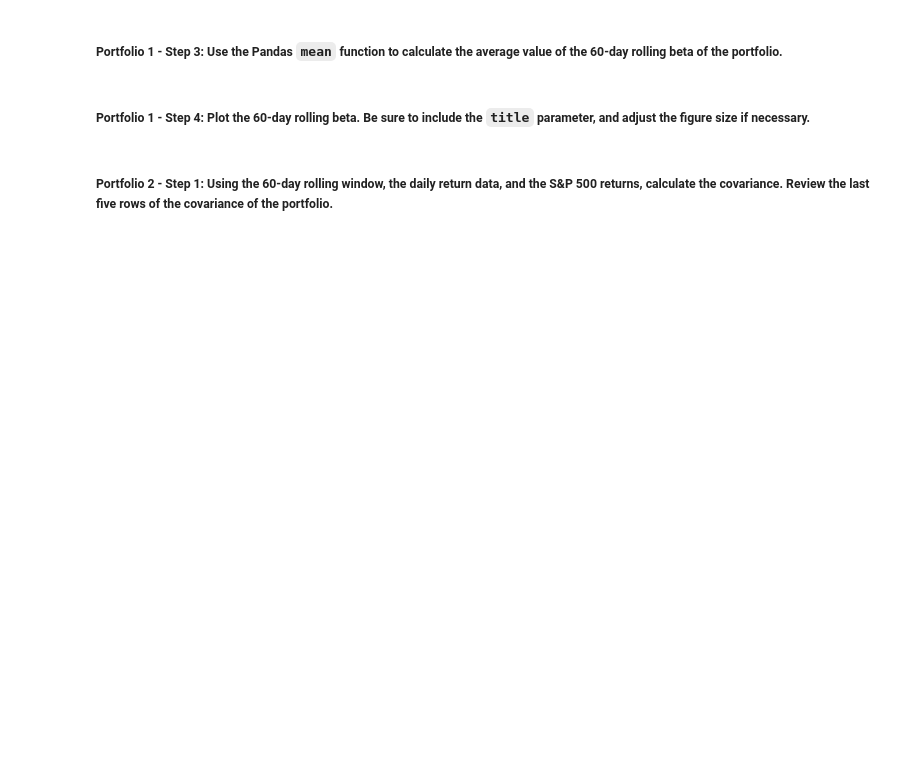
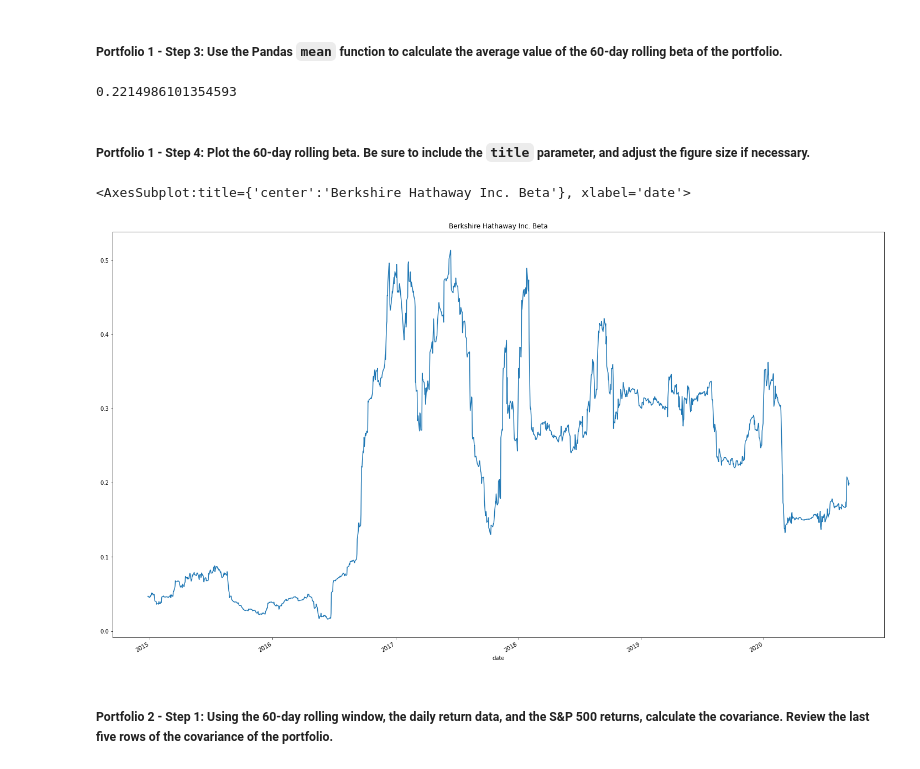
Before and after one commit to AndrewAu42/Risk_Analysis_Portfolio, a Jupyter notebook: risk_return_analysis.ipynb, the cells around one changed output. Cells and saved outputs as stored; diff of their text form; code cells hidden in the pictures; blank space fills up the shorter version.

```diff
--- a/risk_return_analysis.ipynb
+++ b/risk_return_analysis.ipynb
@@ -337,4 +356,5 @@ Your analysis is nearing completion. Now, you need to evaluate how the portfolio
 #### Use the Pandas `var` function to calculate the variance of the S&P 500 by using a 60-day rolling window. Visualize the last five rows of the variance of the S&P 500.
 # %%
 # Calculate the variance of the S&P 500 using a rolling 60-day window.
-# YOUR CODE HERE
+SP500_Variance = daily_returns_df["S&P 500"].rolling(60).var()
+SP500_Variance.tail()
@@ -353,4 +381,5 @@ Your analysis is nearing completion. Now, you need to evaluate how the portfolio
 # %%
 # Calculate the covariance using a 60-day rolling window
 # Review the last five rows of the covariance data
-# YOUR CODE HERE
+berk_hath_covariance = daily_returns_df["BERKSHIRE HATHAWAY INC"].rolling(window=60).cov(daily_returns_df["S&P 500"])
+berk_hath_covariance.tail()
@@ -359,4 +396,5 @@ Your analysis is nearing completion. Now, you need to evaluate how the portfolio
 # %%
 # Calculate the beta based on the 60-day rolling covariance compared to the market (S&P 500)
 # Review the last five rows of the beta information
-# YOUR CODE HERE
+berk_hath_beta = berk_hath_covariance / SP500_Variance
+berk_hath_beta.tail()
@@ -364,13 +410,18 @@ Your analysis is nearing completion. Now, you need to evaluate how the portfolio
 ##### Portfolio 1 - Step 3: Use the Pandas `mean` function to calculate the average value of the 60-day rolling beta of the portfolio.
 # %%
 # Calculate the average of the 60-day rolling beta
-# YOUR CODE HERE
+berk_hath_beta.mean()
+# %% [output]
+0.2214986101354593
 # %% [markdown]
 ##### Portfolio 1 - Step 4: Plot the 60-day rolling beta. Be sure to include the `title` parameter, and adjust the figure size if necessary.
 # %%
 # Plot the rolling beta
 # Include a title parameter and adjust the figure size
-# YOUR CODE HERE
+berk_hath_beta.plot(figsize=(25,15), title= "Berkshire Hathaway Inc. Beta")
+# %% [output]
+<AxesSubplot:title={'center':'Berkshire Hathaway Inc. Beta'}, xlabel='date'>
+[figure, added]
 # %% [markdown]
 ##### Portfolio 2 - Step 1: Using the 60-day rolling window, the daily return data, and the S&P 500 returns, calculate the covariance. Review the last five rows of the covariance of the portfolio.
 # %%
```
Also changed, not shown: parts of 13 cells of this notebook, 1 other file.
